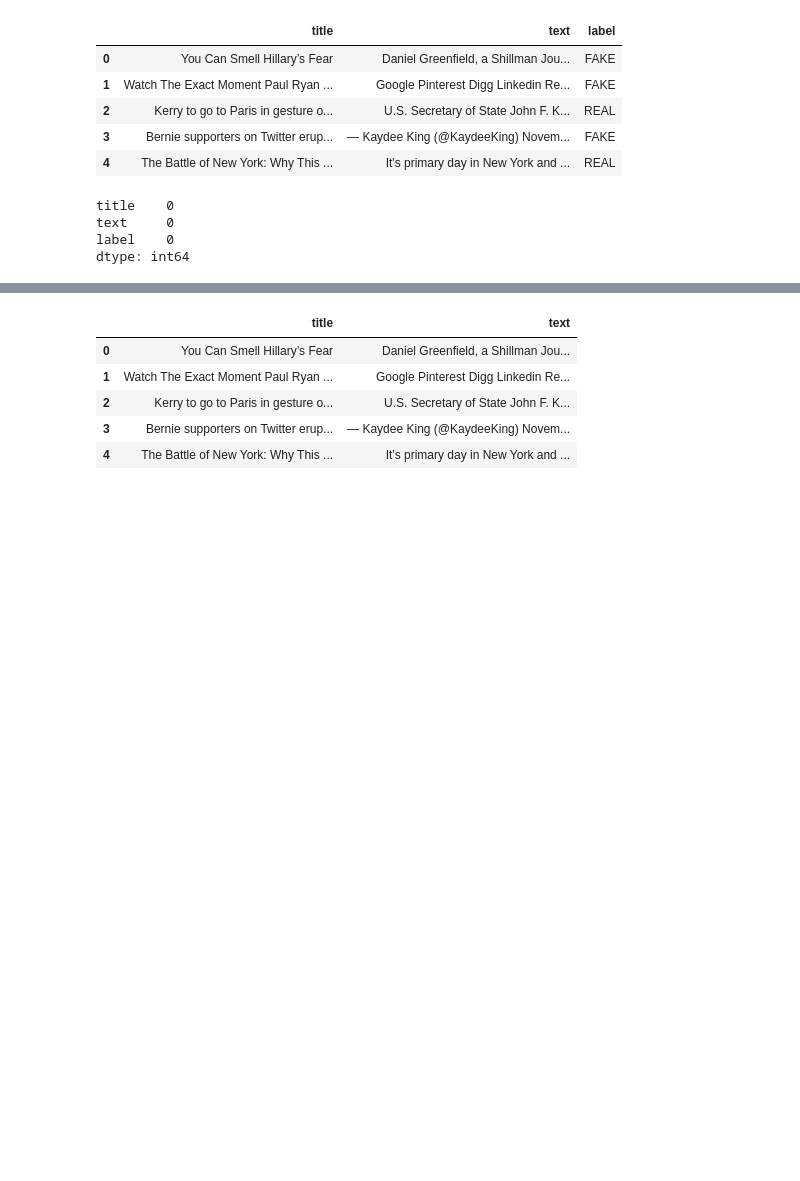
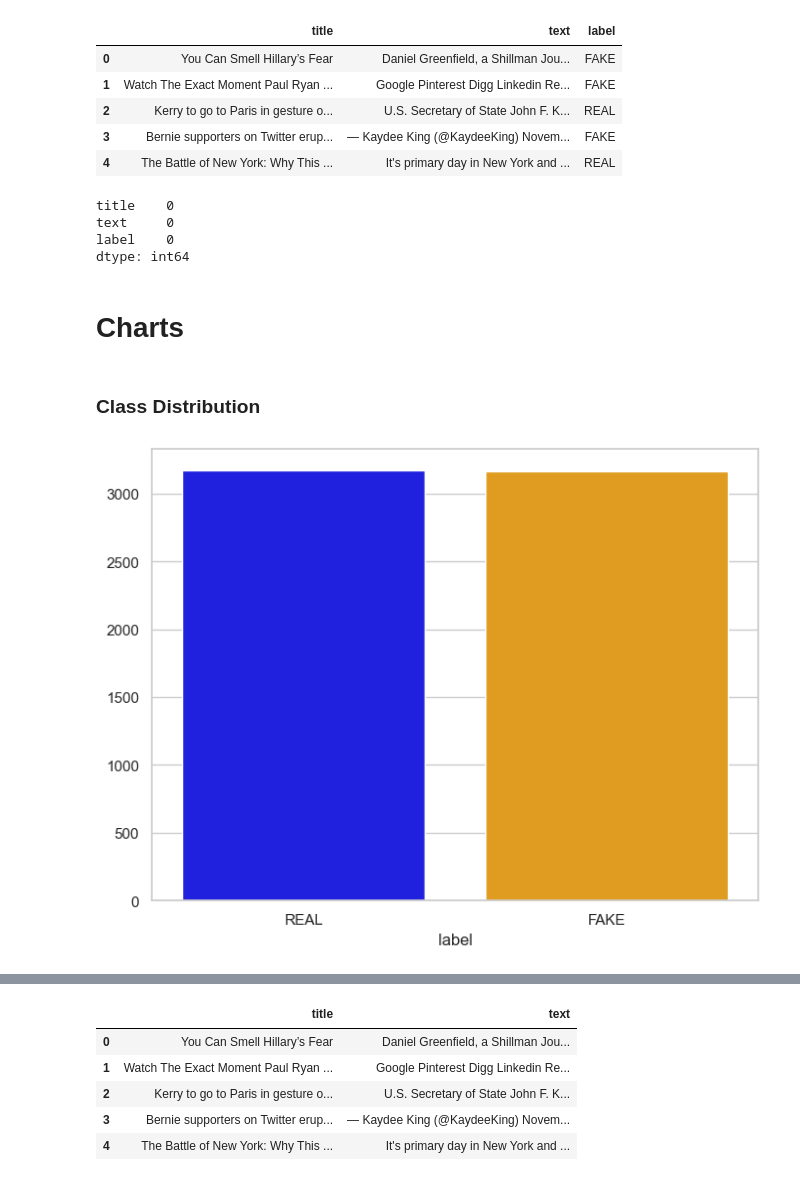
Before and after one commit to himynameisartem/Fake_news_detector_ML, a Jupyter notebook: Fake_news_detector.ipynb, the cells around one changed output, grey strips where cells are left out. Saved outputs shown, nothing was run; the diff lists cells and outputs as text; code cells hidden in the pictures; blank space fills up the shorter version.

Commit message:
add charts
Chart for class distribution

```diff
--- a/Fake_news_detector.ipynb
+++ b/Fake_news_detector.ipynb
@@ -31,3 +35,14 @@ title    0
 text     0
 label    0
 dtype: int64
+# %% [markdown]
+# Charts
+# %% [markdown]
+### Class Distribution
+# %%
+class_counts = df['label'].value_counts()
+plt.figure(figsize=(8,6))
+sns.barplot(x=class_counts.index, y=class_counts.values, hue=class_counts.index, palette=['blue', 'orange'])
+plt.show()
+# %% [output]
+[figure, added]
```
Also changed, not shown: parts of 7 cells of this notebook.
